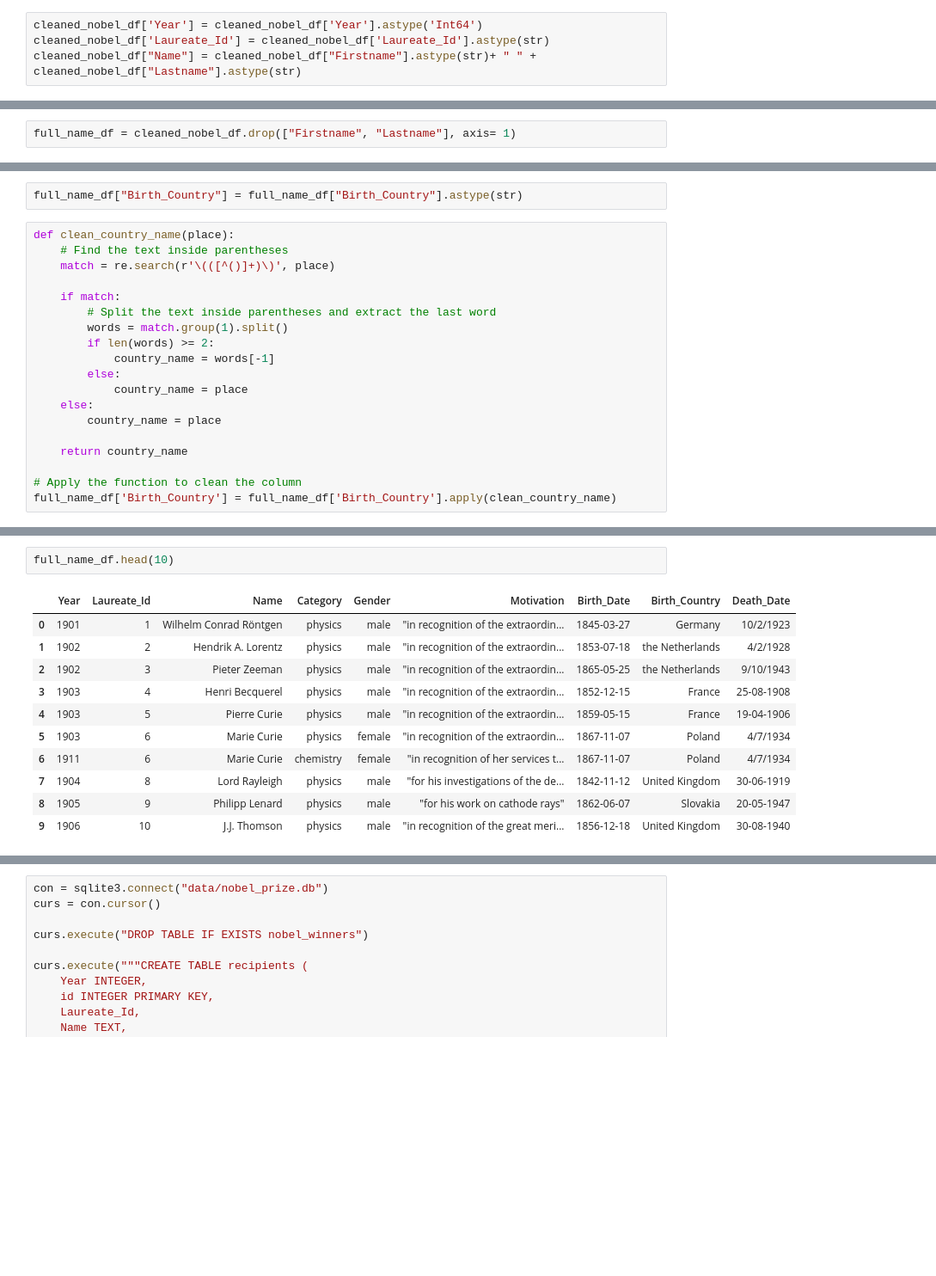
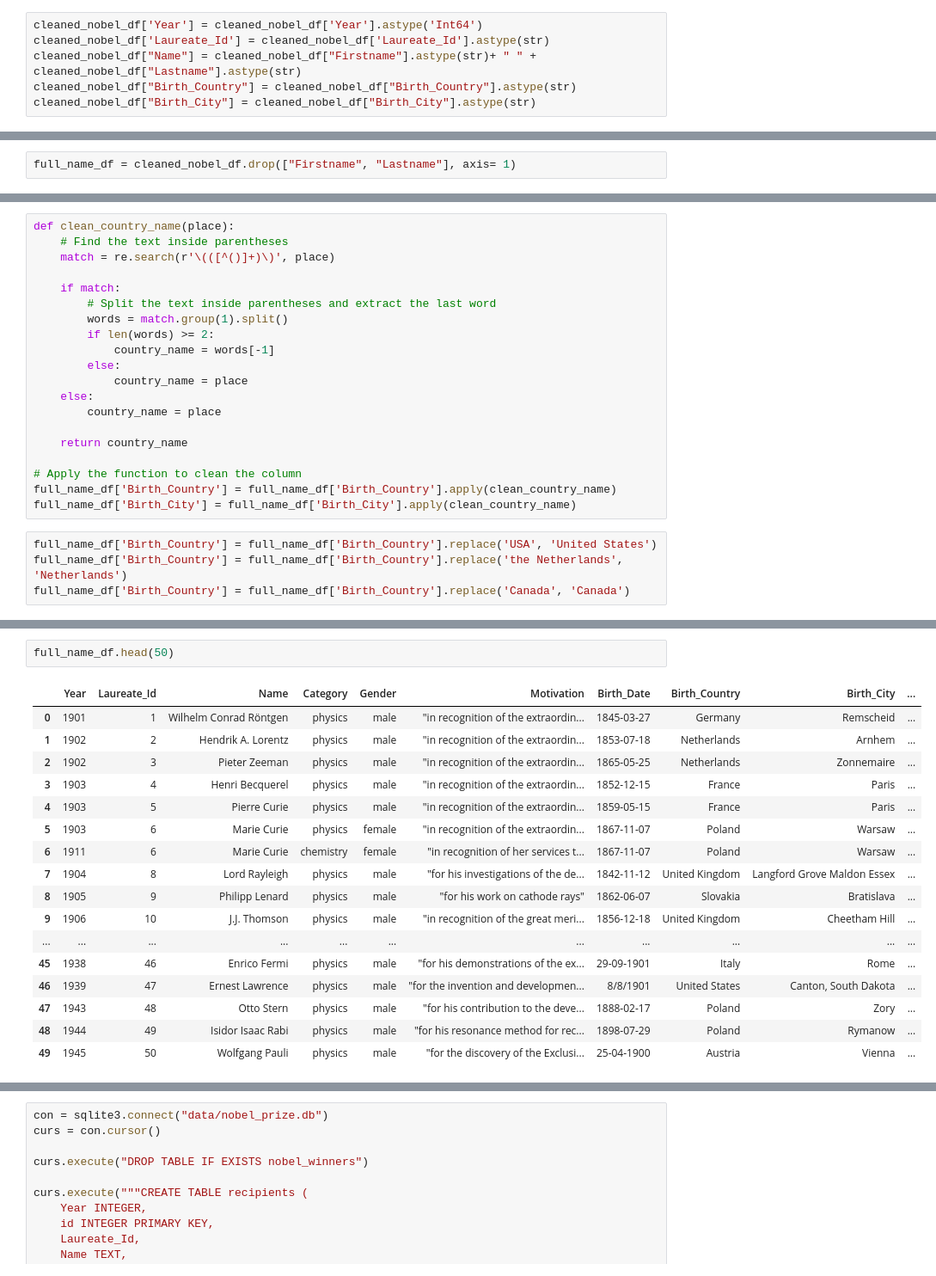
Before and after one commit to jbarbs44/Project-3, a Jupyter notebook: clean_up.ipynb, the cells around one changed output, grey strips where cells are left out. Shown at 86% size. Cells and saved outputs as stored; diff of their text form; blank space fills up the shorter version.

Commit message:
Cleaned data for coord. and url

```diff
--- a/clean_up.ipynb
+++ b/clean_up.ipynb
@@ -31,6 +31,8 @@ cleaned_nobel_df = nobel_df.drop(["Prize_Share", "Birth_City", "Birth_Country_Co
 cleaned_nobel_df['Year'] = cleaned_nobel_df['Year'].astype('Int64')
 cleaned_nobel_df['Laureate_Id'] = cleaned_nobel_df['Laureate_Id'].astype(str)
 cleaned_nobel_df["Name"] = cleaned_nobel_df["Firstname"].astype(str)+ " " + cleaned_nobel_df["Lastname"].astype(str)
+cleaned_nobel_df["Birth_Country"] = cleaned_nobel_df["Birth_Country"].astype(str)
+cleaned_nobel_df["Birth_City"] = cleaned_nobel_df["Birth_City"].astype(str)
 # %%
 column_to_move = cleaned_nobel_df.pop("Name")
 
@@ -54,5 +58,3 @@ full_name_df.head(10)
-# %%
-full_name_df["Birth_Country"] = full_name_df["Birth_Country"].astype(str)
 # %%
 def clean_country_name(place):
     # Find the text inside parentheses
@@ -72,3 +74,8 @@ def clean_country_name(place):
 
 # Apply the function to clean the column
 full_name_df['Birth_Country'] = full_name_df['Birth_Country'].apply(clean_country_name)
+full_name_df['Birth_City'] = full_name_df['Birth_City'].apply(clean_country_name)
+# %%
+full_name_df['Birth_Country'] = full_name_df['Birth_Country'].replace('USA', 'United States')
+full_name_df['Birth_Country'] = full_name_df['Birth_Country'].replace('the Netherlands', 'Netherlands')
+full_name_df['Birth_Country'] = full_name_df['Birth_Country'].replace('Canada', 'Canada')
@@ -75,14 +226,20 @@ full_name_df['Birth_Country'] = full_name_df['Birth_Country'].apply(clean_countr
 # %%
-full_name_df.head(10)
+full_name_df.head(50)
 # %% [output]
-|  | Year | Laureate_Id | Name | Category | Gender | Motivation | Birth_Date | Birth_Country | Death_Date |
-| 0 | 1901 | 1 | Wilhelm Conrad Röntgen | physics | male | "in recognition of the extraordin... | 1845-03-27 | Germany | 10/2/1923 |
-| 1 | 1902 | 2 | Hendrik A. Lorentz | physics | male | "in recognition of the extraordin... | 1853-07-18 | the Netherlands | 4/2/1928 |
-| 2 | 1902 | 3 | Pieter Zeeman | physics | male | "in recognition of the extraordin... | 1865-05-25 | the Netherlands | 9/10/1943 |
-| 3 | 1903 | 4 | Henri Becquerel | physics | male | "in recognition of the extraordin... | 1852-12-15 | France | 25-08-1908 |
-| 4 | 1903 | 5 | Pierre Curie | physics | male | "in recognition of the extraordin... | 1859-05-15 | France | 19-04-1906 |
-| 5 | 1903 | 6 | Marie Curie | physics | female | "in recognition of the extraordin... | 1867-11-07 | Poland | 4/7/1934 |
-| 6 | 1911 | 6 | Marie Curie | chemistry | female | "in recognition of her services t... | 1867-11-07 | Poland | 4/7/1934 |
-| 7 | 1904 | 8 | Lord Rayleigh | physics | male | "for his investigations of the de... | 1842-11-12 | United Kingdom | 30-06-1919 |
-| 8 | 1905 | 9 | Philipp Lenard | physics | male | "for his work on cathode rays" | 1862-06-07 | Slovakia | 20-05-1947 |
-| 9 | 1906 | 10 | J.J. Thomson | physics | male | "in recognition of the great meri... | 1856-12-18 | United Kingdom | 30-08-1940 |
+|  | Year | Laureate_Id | Name | Category | Gender | Motivation | Birth_Date | Birth_Country | Birth_City | ... |
+| 0 | 1901 | 1 | Wilhelm Conrad Röntgen | physics | male | "in recognition of the extraordin... | 1845-03-27 | Germany | Remscheid | ... |
+| 1 | 1902 | 2 | Hendrik A. Lorentz | physics | male | "in recognition of the extraordin... | 1853-07-18 | Netherlands | Arnhem | ... |
+| 2 | 1902 | 3 | Pieter Zeeman | physics | male | "in recognition of the extraordin... | 1865-05-25 | Netherlands | Zonnemaire | ... |
+| 3 | 1903 | 4 | Henri Becquerel | physics | male | "in recognition of the extraordin... | 1852-12-15 | France | Paris | ... |
+| 4 | 1903 | 5 | Pierre Curie | physics | male | "in recognition of the extraordin... | 1859-05-15 | France | Paris | ... |
+| 5 | 1903 | 6 | Marie Curie | physics | female | "in recognition of the extraordin... | 1867-11-07 | Poland | Warsaw | ... |
+| 6 | 1911 | 6 | Marie Curie | chemistry | female | "in recognition of her services t... | 1867-11-07 | Poland | Warsaw | ... |
+| 7 | 1904 | 8 | Lord Rayleigh | physics | male | "for his investigations of the de... | 1842-11-12 | United Kingdom | Langford Grove Maldon Essex | ... |
+| 8 | 1905 | 9 | Philipp Lenard | physics | male | "for his work on cathode rays" | 1862-06-07 | Slovakia | Bratislava | ... |
+| 9 | 1906 | 10 | J.J. Thomson | physics | male | "in recognition of the great meri... | 1856-12-18 | United Kingdom | Cheetham Hill | ... |
+| ... | ... | ... | ... | ... | ... | ... | ... | ... | ... | ... |
+| 45 | 1938 | 46 | Enrico Fermi | physics | male | "for his demonstrations of the ex... | 29-09-1901 | Italy | Rome | ... |
+| 46 | 1939 | 47 | Ernest Lawrence | physics | male | "for the invention and developmen... | 8/8/1901 | United States | Canton, South Dakota | ... |
+| 47 | 1943 | 48 | Otto Stern | physics | male | "for his contribution to the deve... | 1888-02-17 | Poland | Zory | ... |
+| 48 | 1944 | 49 | Isidor Isaac Rabi | physics | male | "for his resonance method for rec... | 1898-07-29 | Poland | Rymanow | ... |
+| 49 | 1945 | 50 | Wolfgang Pauli | physics | male | "for the discovery of the Exclusi... | 25-04-1900 | Austria | Vienna | ... |
```
Also changed, not shown: parts of 5 cells of this notebook.
